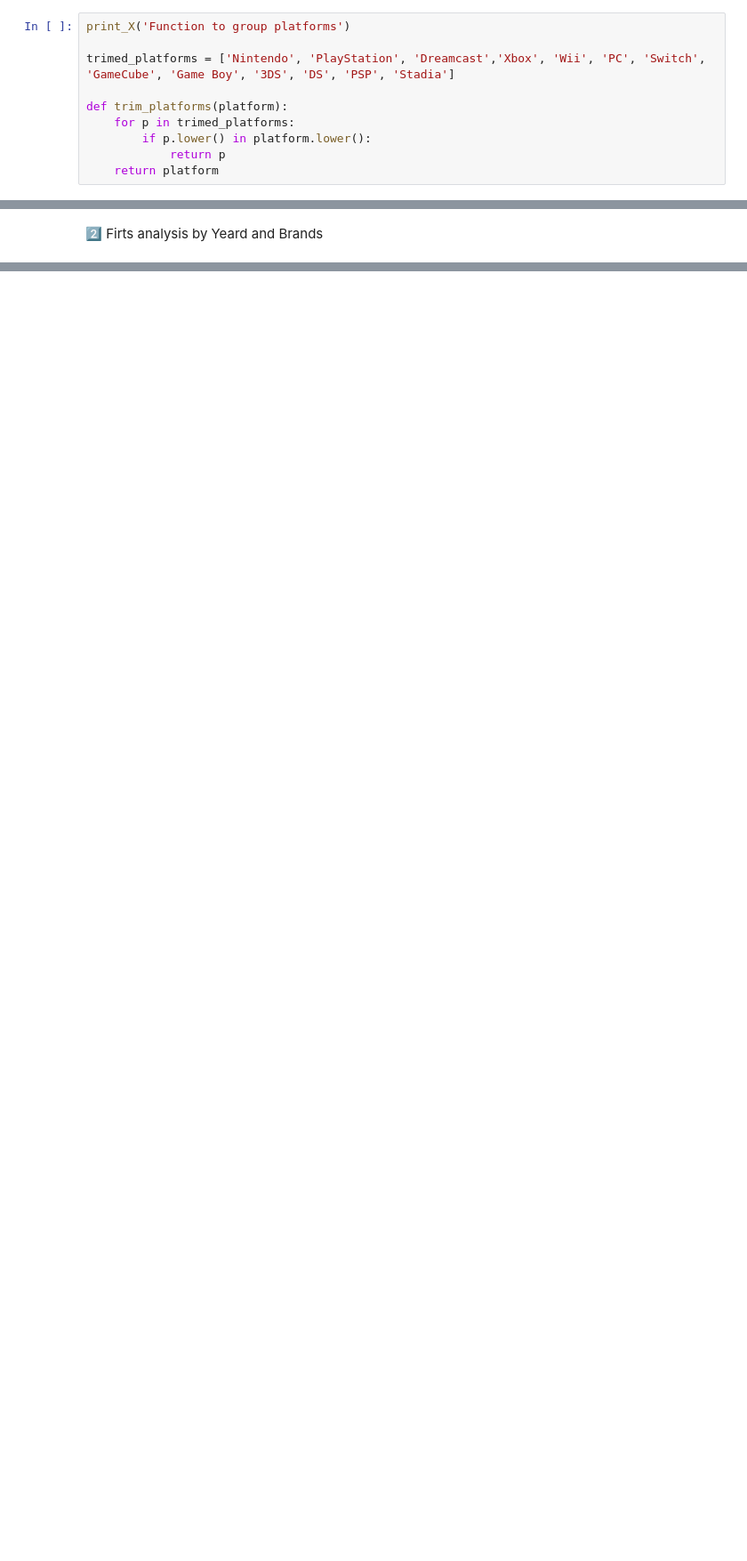
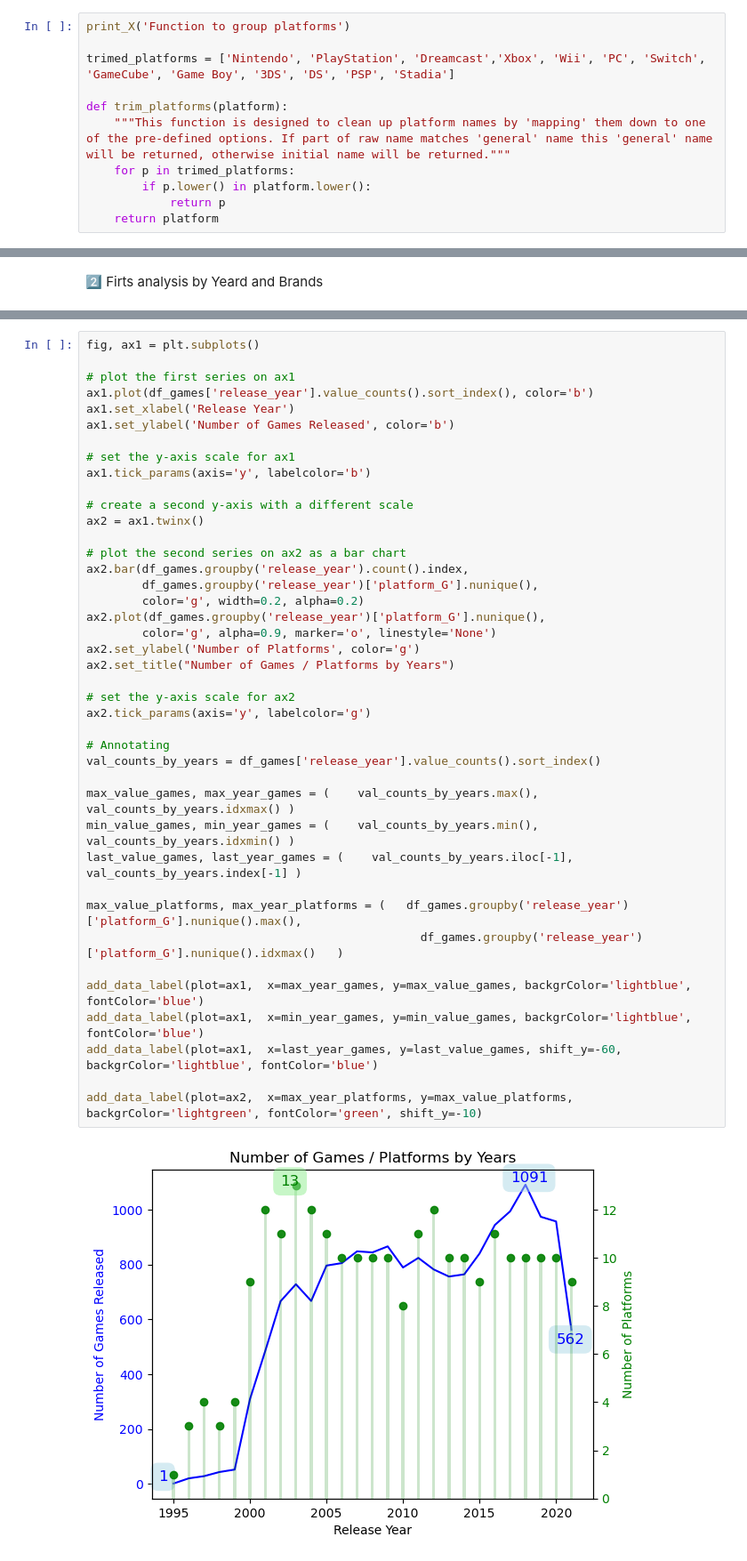
Before and after one commit to serg-razum-off/Altair, a Jupyter notebook: [PD] Practice on VGames.ipynb, the cells around one changed output, grey strips where cells are left out. Shown at 89% size. Cells and saved outputs as stored; diff of their text form; blank space fills up the shorter version.

Commit message:
SR [2023-05-05]: Video Games Dataset: Analisys by Year and Brand
>> started: Games by Years, Platforms by Years

```diff
--- a/[PD] Practice on VGames.ipynb
+++ b/[PD] Practice on VGames.ipynb
@@ -26,6 +29,7 @@ print_X('Function to group platforms')
 trimed_platforms = ['Nintendo', 'PlayStation', 'Dreamcast','Xbox', 'Wii', 'PC', 'Switch', 'GameCube', 'Game Boy', '3DS', 'DS', 'PSP', 'Stadia']
 
 def trim_platforms(platform):
+    """This function is designed to clean up platform names by 'mapping' them down to one of the pre-defined options. If part of raw name matches 'general' name this 'general' name will be returned, otherwise initial name will be returned."""
     for p in trimed_platforms:
         if p.lower() in platform.lower():
             return p
@@ -99,0 +117,43 @@ df_games['release_year'].value_counts().sort_index().plot(kind='line')
+# %%
+fig, ax1 = plt.subplots()
+
+# plot the first series on ax1
+ax1.plot(df_games['release_year'].value_counts().sort_index(), color='b')
+ax1.set_xlabel('Release Year')
+ax1.set_ylabel('Number of Games Released', color='b')
+
+# set the y-axis scale for ax1
+ax1.tick_params(axis='y', labelcolor='b')
+
+# create a second y-axis with a different scale
+ax2 = ax1.twinx()
+
+# plot the second series on ax2 as a bar chart
+ax2.bar(df_games.groupby('release_year').count().index,
+        df_games.groupby('release_year')['platform_G'].nunique(),
+        color='g', width=0.2, alpha=0.2)
+ax2.plot(df_games.groupby('release_year')['platform_G'].nunique(),
+        color='g', alpha=0.9, marker='o', linestyle='None')
+ax2.set_ylabel('Number of Platforms', color='g')
+ax2.set_title("Number of Games / Platforms by Years")
+
+# set the y-axis scale for ax2
+ax2.tick_params(axis='y', labelcolor='g')
+
+# Annotating
+val_counts_by_years = df_games['release_year'].value_counts().sort_index()
+
+max_value_games, max_year_games = (    val_counts_by_years.max(), val_counts_by_years.idxmax() )
+min_value_games, min_year_games = (    val_counts_by_years.min(), val_counts_by_years.idxmin() )
+last_value_games, last_year_games = (    val_counts_by_years.iloc[-1], val_counts_by_years.index[-1] )
+
+max_value_platforms, max_year_platforms = (   df_games.groupby('release_year')['platform_G'].nunique().max(),
+                                                df_games.groupby('release_year')['platform_G'].nunique().idxmax()   )
+
+add_data_label(plot=ax1,  x=max_year_games, y=max_value_games, backgrColor='lightblue', fontColor='blue')
+add_data_label(plot=ax1,  x=min_year_games, y=min_value_games, backgrColor='lightblue', fontColor='blue')
+add_data_label(plot=ax1,  x=last_year_games, y=last_value_games, shift_y=-60, backgrColor='lightblue', fontColor='blue')
+
+add_data_label(plot=ax2,  x=max_year_platforms, y=max_value_platforms, backgrColor='lightgreen', fontColor='green', shift_y=-10)
+# %% [output]
+[figure, added]
```
Also changed, not shown: parts of 9 cells of this notebook, 3 other files.
